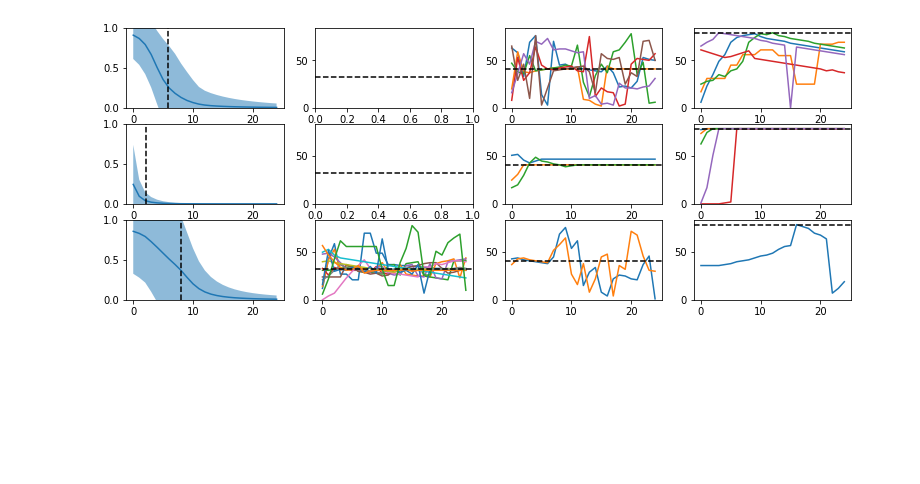
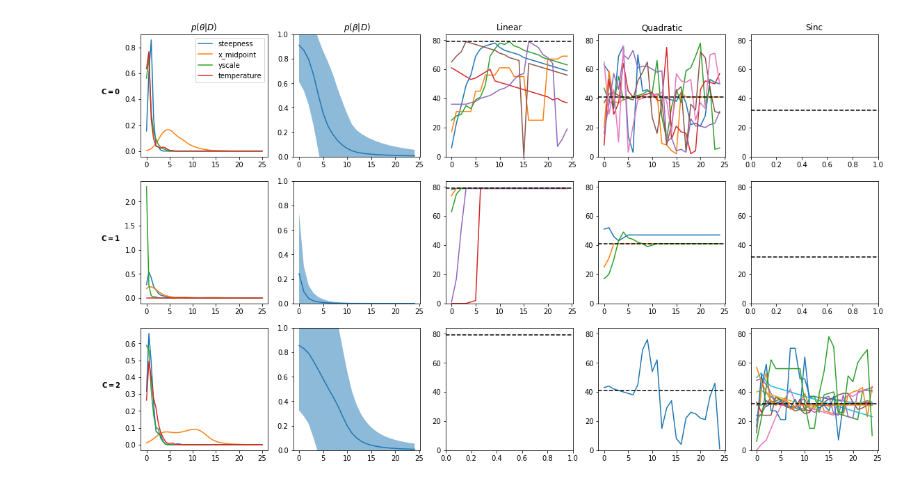
Before and after one commit to bmontambault/Active-Learning, a Jupyter notebook: individual_differences/models/UCB Results.ipynb, the cells around one changed output. Saved outputs shown, nothing was run; the diff lists cells and outputs as text; code cells hidden in the pictures; blank space fills up the shorter version.

```diff
--- a/individual_differences/models/UCB Results.ipynb
+++ b/individual_differences/models/UCB Results.ipynb
@@ -25,4 +32,4 @@ plot_cluster_assignments(trace, .1, fm_X, fm_fmax)
 # %%
-plot_cluster_assignments(trace, .1, ms_X, ms_fmax)
+ms_fig = plot_cluster_assignments(trace, ms_X, ms_fmax, figsize=(19,11))
 # %% [output]
-[figure, old version]
+[figure, new version]
```
Also changed, not shown: parts of 5 cells of this notebook.
